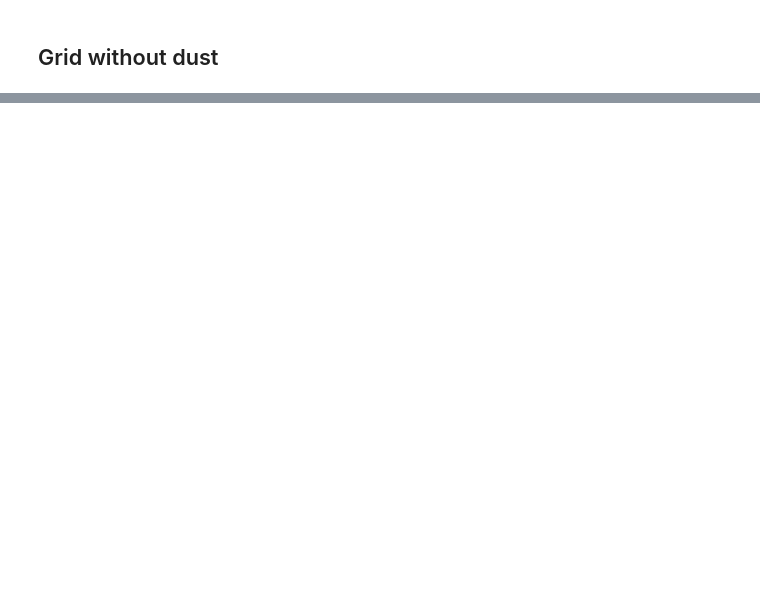
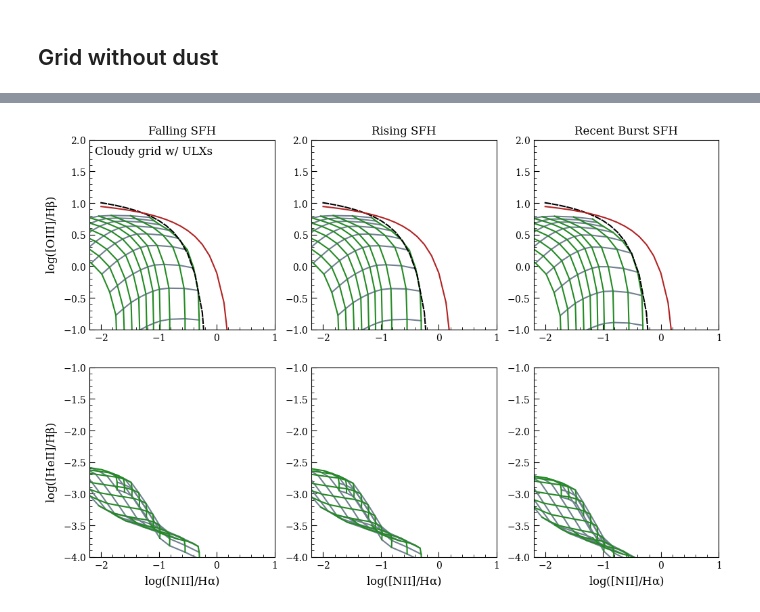
Before and after one commit to ebmonson/lightningpy, a Jupyter notebook: examples/notebooks/line_ratio_grids.ipynb, the cells around one changed output, grey strips where cells are left out. Drawn from its saved outputs; the diff is of its cells as text; code cells hidden in the pictures; blank space fills up the shorter version.

Commit message:
Add ULX ionization models based on Garofali et al. 2024

```diff
--- a/examples/notebooks/line_ratio_grids.ipynb
+++ b/examples/notebooks/line_ratio_grids.ipynb
@@ -46,4 +46,15 @@ lgh_dust = Lightning(filter_labels,
                      SFH_type='Piecewise-Constant',
                      atten_type='Modified-Calzetti',
                      print_setup_time=True)
+
+print()
+lgh_ULX = Lightning(filter_labels,
+                     lum_dist=15,
+                     ages=agebins,
+                     nebula_lognH=2.0,
+                     nebula_dust=True,
+                     stellar_type='BPASS-ULX-G24',
+                     SFH_type='Piecewise-Constant',
+                     atten_type='Modified-Calzetti',
+                     print_setup_time=True)
 # %% [output]
@@ -242,0 +274,70 @@ Text(0.03, 0.97, 'Cloudy grid w/o dust')
+# %%
+from python_snippets import k06_NIIplot
+
+Npoints = 10
+
+logU_grid = np.linspace(-4, -1.5, Npoints)
+Z_grid = np.logspace(np.log10(lgh_ULX.stars.param_bounds[0,0]), np.log10(lgh_ULX.stars.param_bounds[0,1]), Npoints)
+
+tauV_grid = np.array([0.0])
+
+fig, axs = plt.subplots(2,3, figsize=(12,8))
+
+linestyle=['-','--']
+
+OIIImask = lgh_ULX.stars.line_labels == 'O__3_500684A'
+Halphamask = lgh_ULX.stars.line_labels == 'H__1_656280A'
+Hbetamask = lgh_ULX.stars.line_labels == 'H__1_486132A'
+NIImask = lgh_ULX.stars.line_labels == 'N__2_658345A'
+
+HeIImask = lgh_ULX.stars.line_labels == 'HE_2_468568A'
+
+for m,sfh in enumerate([falling_sfh, rising_sfh, recent_sfh]):
+    for k,tauV in enumerate(tauV_grid):
+
+        param_array = np.zeros(15)
+        param_array[:10] = sfh
+        param_array[-3] = tauV
+
+        line_grid = np.zeros((Npoints,Npoints,len(lgh_nodust.stars.line_labels)))
+
+        for i,logU in enumerate(logU_grid):
+            for j,Z in enumerate(Z_grid):
+
+                param_array[10] = Z
+                param_array[11] = logU
+
+                lines_ext, lines_intr = lgh_ULX.get_model_lines(param_array)
+
+                line_grid[i,j,:] = lines_ext.flatten()
+
+        o3hbeta_grid = np.log10(line_grid[:,:,OIIImask] / line_grid[:,:,Hbetamask])
+        n2halpha_grid = np.log10(line_grid[:,:,NIImask] / line_grid[:,:,Halphamask])
+        he2hbeta_grid =  np.log10(line_grid[:,:,HeIImask] / line_grid[:,:,Hbetamask])
+
+        for i,_ in enumerate(logU_grid):
+            axs[0,m].plot(n2halpha_grid[i,:], o3hbeta_grid[i,:], color='slategray', linestyle=linestyle[k])
+            axs[1,m].plot(n2halpha_grid[i,:], he2hbeta_grid[i,:], color='slategray', linestyle=linestyle[k])
+
+        for j,_ in enumerate(Z_grid):
+            axs[0,m].plot(n2halpha_grid[:,j], o3hbeta_grid[:,j], color='forestgreen', linestyle=linestyle[k])
+            axs[1,m].plot(n2halpha_grid[:,j], he2hbeta_grid[:,j], color='forestgreen', linestyle=linestyle[k])
+
+        k06_NIIplot(ax=axs[0,m])
+        axs[0,m].set_xlim(-2.2,1)
+        axs[0,m].set_ylim(-1,2)
+
+        axs[1,m].set_xlim(-2.2,1)
+        axs[1,m].set_ylim(-4,-1)
+
+axs[0,0].set_title('Falling SFH')
+axs[0,1].set_title('Rising SFH')
+axs[0,2].set_title('Recent Burst SFH')
+
+axs[0,0].set_ylabel(r'$\rm \log([O III] / H\beta)$')
+axs[1,0].set_ylabel(r'$\rm \log([He II] / H\beta)$')
+for m in [0,1,2]:
+    axs[1, m].set_xlabel(r'$\rm \log([N II] / H\alpha)$')
+
+axs[0,0].text(0.03, 0.97, 'Cloudy grid w/ ULXs', ha='left', va='top', transform=axs[0,0].transAxes)
+# %% [output]
@@ -242,0 +345 @@ Text(0.03, 0.97, 'Cloudy grid w/o dust')
+[figure, added]
```
Also changed, not shown: parts of 10 cells of this notebook, 5 other files.
